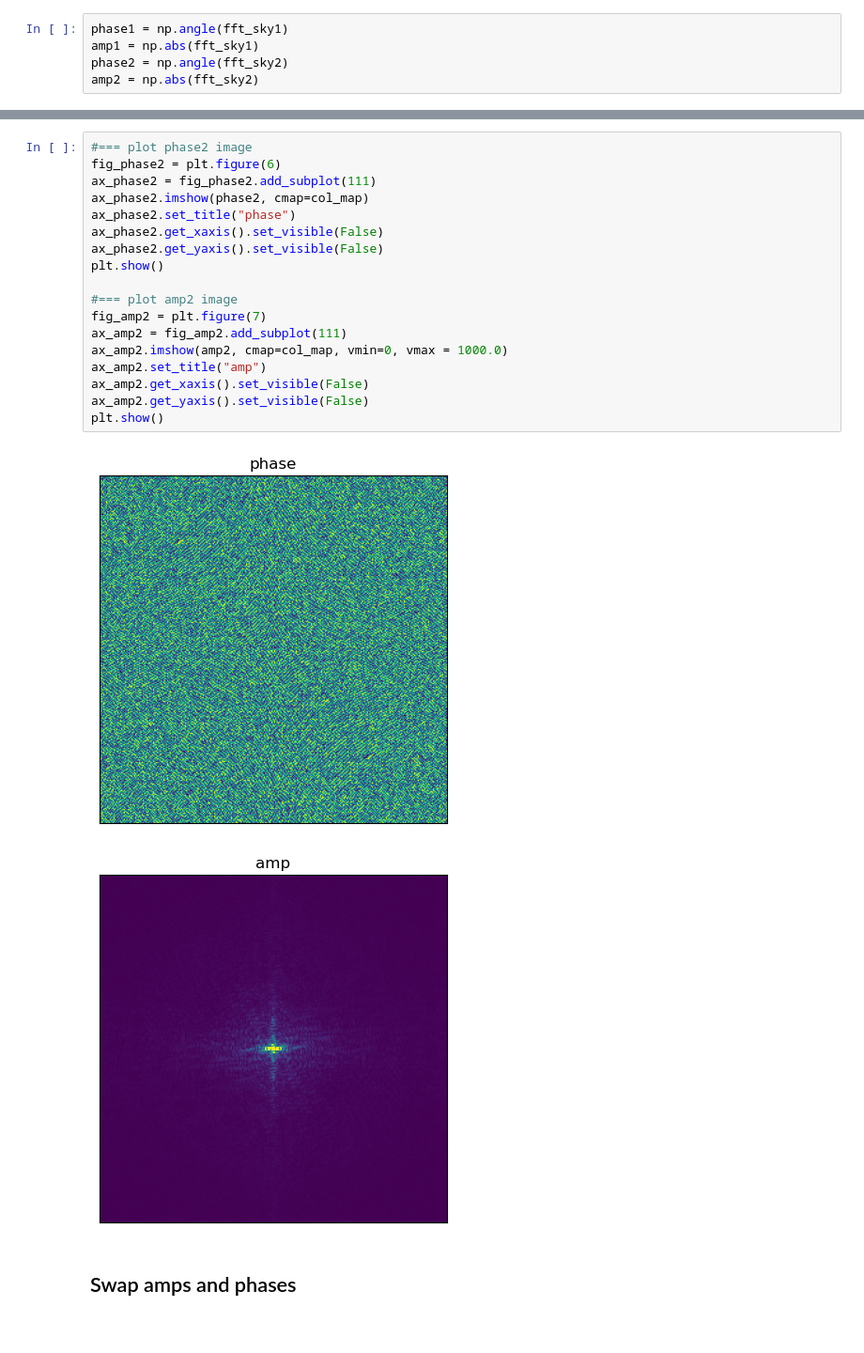
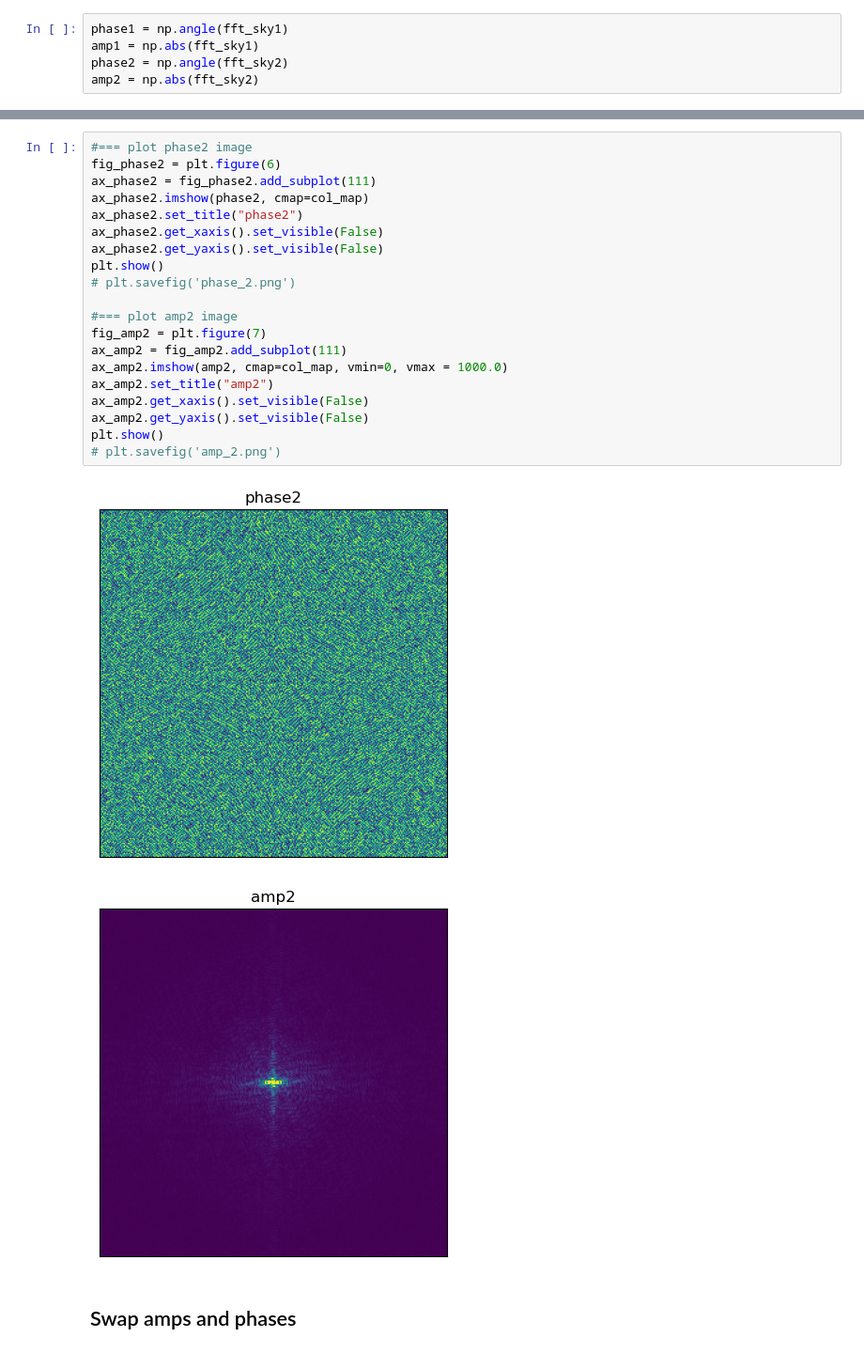
Before and after one commit to limonkufu/radio-astro-tutorials, a Jupyter notebook: Fourier_Transforms_demo.ipynb, the cells around one changed output, grey strips where cells are left out. Shown at 94% size. Cells and saved outputs as stored; diff of their text form.

```diff
--- a/Fourier_Transforms_demo.ipynb
+++ b/Fourier_Transforms_demo.ipynb
@@ -64,24 +68,26 @@ plt.show()
 # %%
 #=== plot phase2 image
 fig_phase2 = plt.figure(6)
 ax_phase2 = fig_phase2.add_subplot(111)
 ax_phase2.imshow(phase2, cmap=col_map)
-ax_phase2.set_title("phase")
+ax_phase2.set_title("phase2")
 ax_phase2.get_xaxis().set_visible(False)
 ax_phase2.get_yaxis().set_visible(False)
 plt.show()
+# plt.savefig('phase_2.png')
 
 #=== plot amp2 image
 fig_amp2 = plt.figure(7)
 ax_amp2 = fig_amp2.add_subplot(111)
 ax_amp2.imshow(amp2, cmap=col_map, vmin=0, vmax = 1000.0)
-ax_amp2.set_title("amp")
+ax_amp2.set_title("amp2")
 ax_amp2.get_xaxis().set_visible(False)
 ax_amp2.get_yaxis().set_visible(False)
 plt.show()
+# plt.savefig('amp_2.png')
 # %% [output]
-[figure, old version]
+[figure, new version]
-[figure, old version]
+[figure, new version]
 # %% [markdown]
 ## Swap amps and phases
 # %%
```
Also changed, not shown: parts of 3 cells of this notebook, 1 other file.
